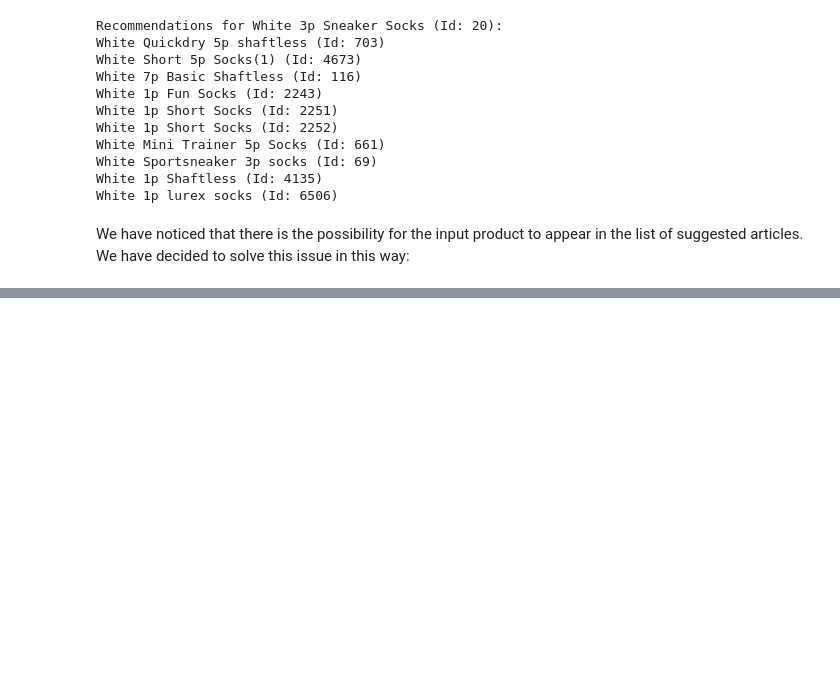
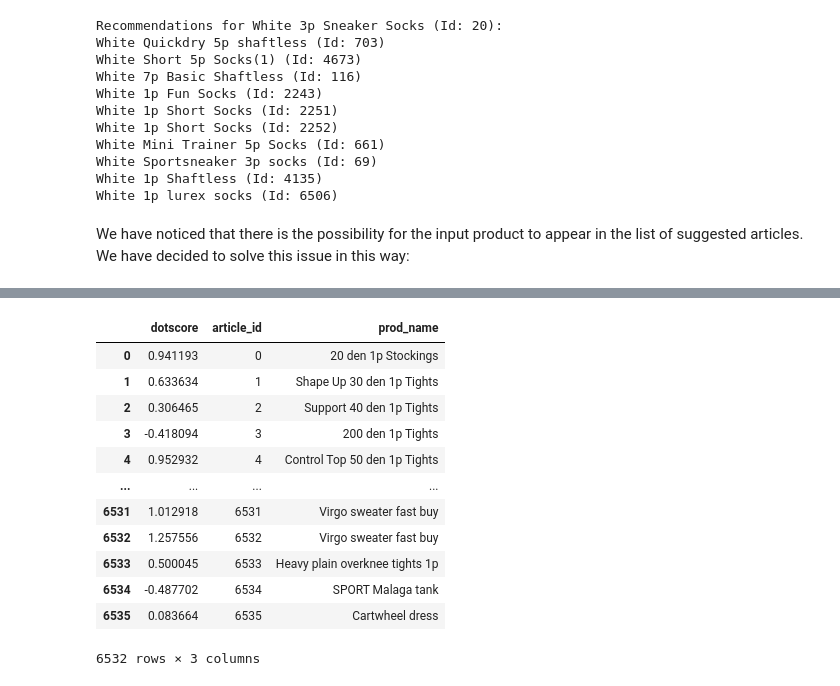
Before and after one commit to alessiabresolin/275601, a Jupyter notebook: project.ipynb, the cells around one changed output, grey strips where cells are left out. Saved outputs shown, nothing was run; the diff lists cells and outputs as text; code cells hidden in the pictures; blank space fills up the shorter version.

```diff
--- a/project.ipynb
+++ b/project.ipynb
@@ -1017,0 +1165,50 @@ Black Mallorca straw cross (Id: 4363)
+# %%
+def customer_recommendations(U,V,id=0, measure='dot', exclude_rated=True, k=10):
+    scores = compute_scores(U[id], V, measure)
+    score_key = measure + 'score'
+    df = pd.DataFrame({
+        score_key: list(scores.numpy()),
+        'article_id': articles['article_id'],
+        'prod_name': articles['prod_name'],
+    })
+    if exclude_rated:
+      # remove movies that are already rated
+      bought_articles = ua_transactions[ua_transactions.customer_id == id]["article_id"].values
+      df = df[df.article_id.apply(lambda article_id: article_id not in bought_articles)]
+    df.sort_values([score_key], ascending=False).head(k)
+    return df
+
+def article_neighbors(V, name_substring, measure='dot', k=10):
+  # Search for movie ids that match the given substring.
+  ids =  articles[articles['prod_name'].str.contains(name_substring)].index.values
+  names = articles.iloc[ids]['prod_name'].values
+  if len(names) == 0:
+    raise ValueError("Found no articles with name %s" % name_substring)
+  print("Nearest neighbors of : %s." % names[0])
+  if len(names) > 1:
+    print("[Found more than one matching article. Other candidates: {}]".format(
+        ", ".join(names[1:])))
+  article_id = ids[0]
+  scores = compute_scores(V[article_id], V, measure)
+  score_key = measure + ' score'
+  df = pd.DataFrame({
+      score_key: list(scores),
+      'names': articles['prod_name'],
+  })
+  df.sort_values([score_key], ascending=False).head(k)
+# %%
+customer_recommendations(U,V, measure='dot', k=5)
+# %% [output]
+|  | dotscore | article_id | prod_name |
+| 0 | 0.941193 | 0 | 20 den 1p Stockings |
+| 1 | 0.633634 | 1 | Shape Up 30 den 1p Tights |
+| 2 | 0.306465 | 2 | Support 40 den 1p Tights |
+| 3 | -0.418094 | 3 | 200 den 1p Tights |
+| 4 | 0.952932 | 4 | Control Top 50 den 1p Tights |
+| ... | ... | ... | ... |
+| 6531 | 1.012918 | 6531 | Virgo sweater fast buy |
+| 6532 | 1.257556 | 6532 | Virgo sweater fast buy |
+| 6533 | 0.500045 | 6533 | Heavy plain overknee tights 1p |
+| 6534 | -0.487702 | 6534 | SPORT Malaga tank |
+| 6535 | 0.083664 | 6535 | Cartwheel dress |
+6532 rows × 3 columns
```
Also changed, not shown: parts of 56 cells of this notebook.
